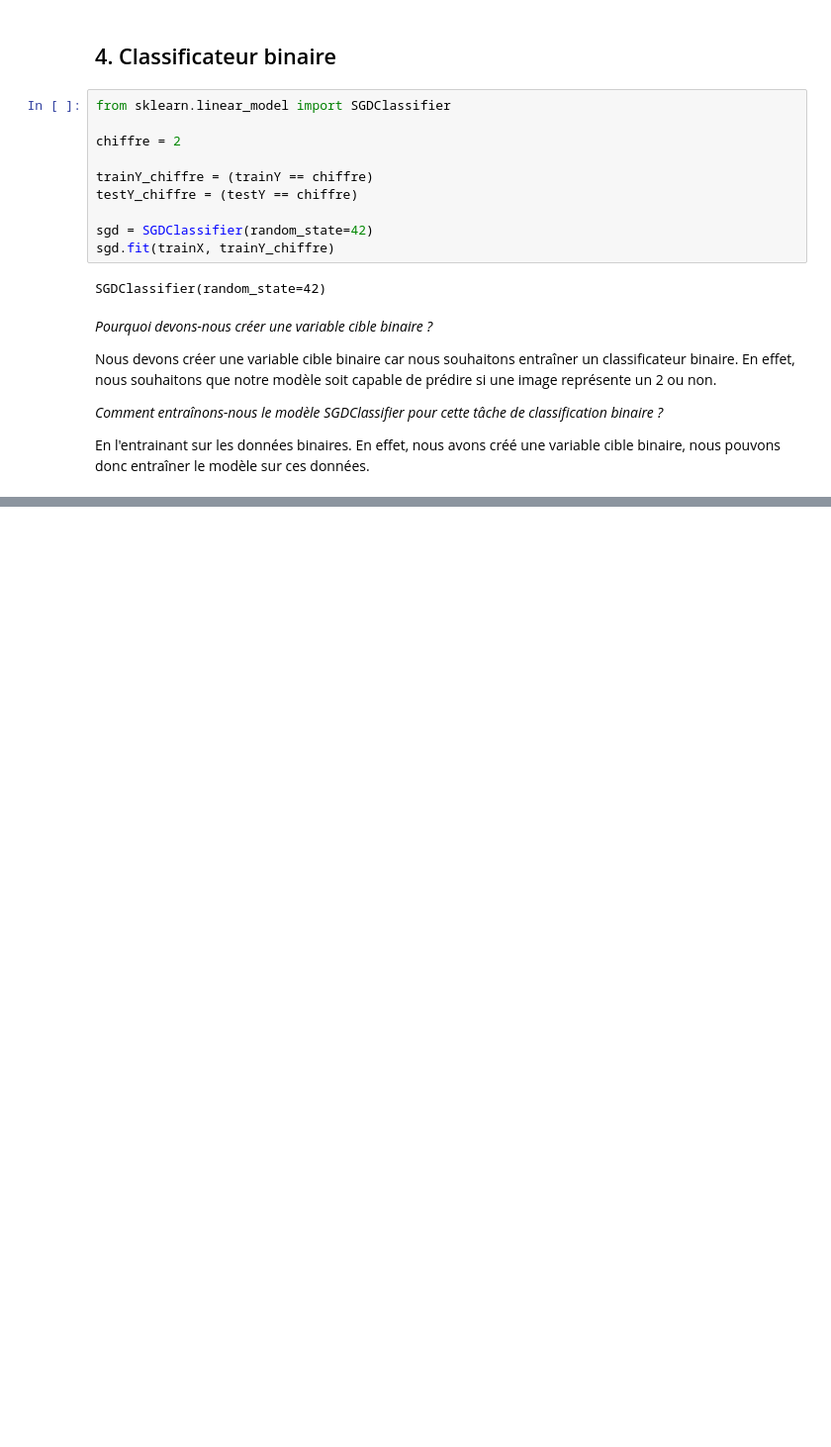
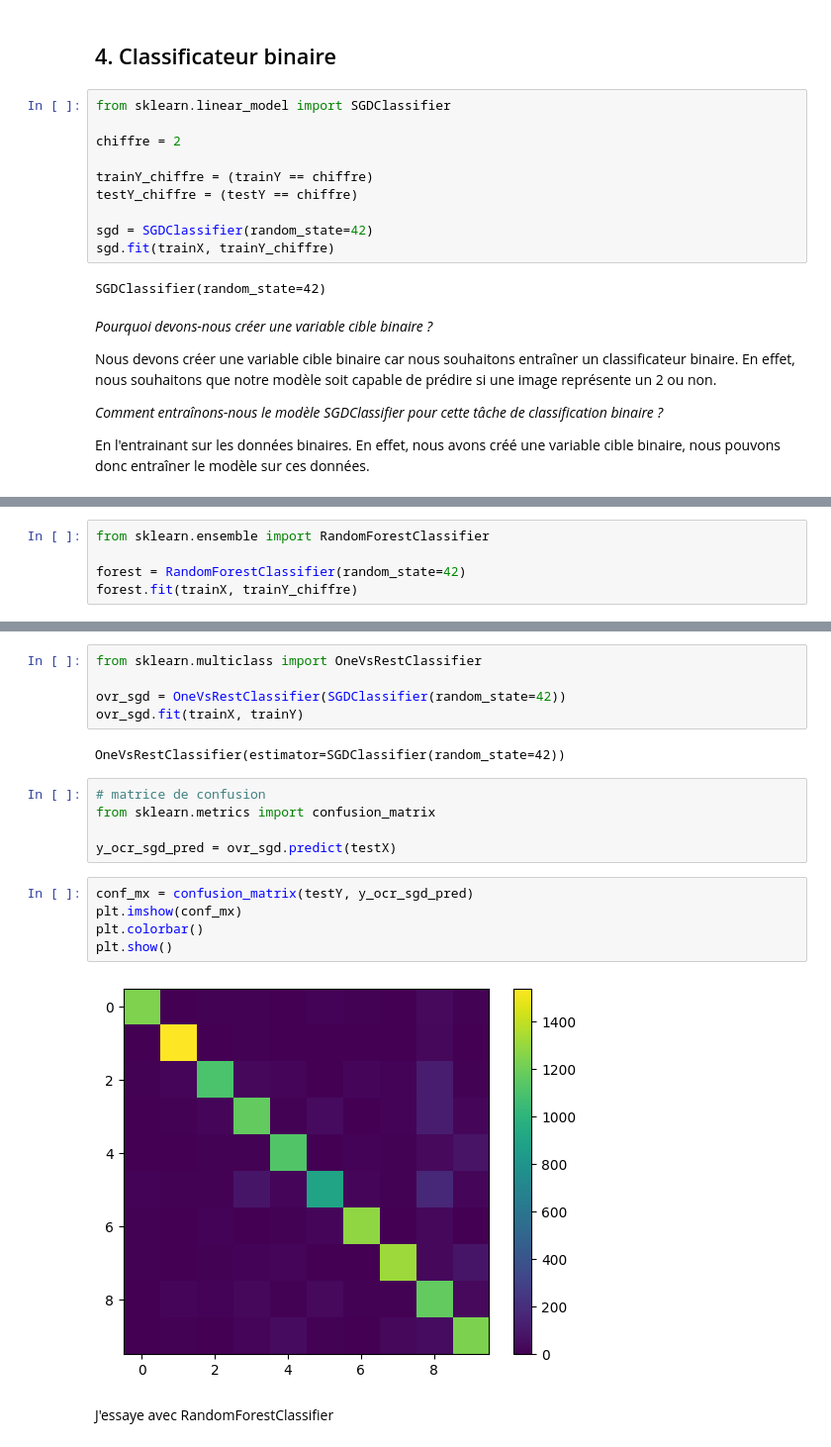
Before and after one commit to sinux-l5d/INFO905-TP2, a Jupyter notebook: tp.ipynb, the cells around one changed output, grey strips where cells are left out. Shown at 99% size. Saved outputs shown, nothing was run; the diff lists cells and outputs as text; blank space fills up the shorter version.

```diff
--- a/tp.ipynb
+++ b/tp.ipynb
@@ -54,0 +81,5 @@ En l'entrainant sur les données binaires. En effet, nous avons créé une varia
+# %%
+from sklearn.ensemble import RandomForestClassifier
+
+forest = RandomForestClassifier(random_state=42)
+forest.fit(trainX, trainY_chiffre)
@@ -54,0 +106,21 @@ En l'entrainant sur les données binaires. En effet, nous avons créé une varia
+# %%
+from sklearn.multiclass import OneVsRestClassifier
+
+ovr_sgd = OneVsRestClassifier(SGDClassifier(random_state=42))
+ovr_sgd.fit(trainX, trainY)
+# %% [output]
+OneVsRestClassifier(estimator=SGDClassifier(random_state=42))
+# %%
+# matrice de confusion
+from sklearn.metrics import confusion_matrix
+
+y_ocr_sgd_pred = ovr_sgd.predict(testX)
+# %%
+conf_mx = confusion_matrix(testY, y_ocr_sgd_pred)
+plt.imshow(conf_mx)
+plt.colorbar()
+plt.show()
+# %% [output]
+[figure, added]
+# %% [markdown]
+J'essaye avec RandomForestClassifier
```
Also changed, not shown: parts of 11 cells of this notebook.
